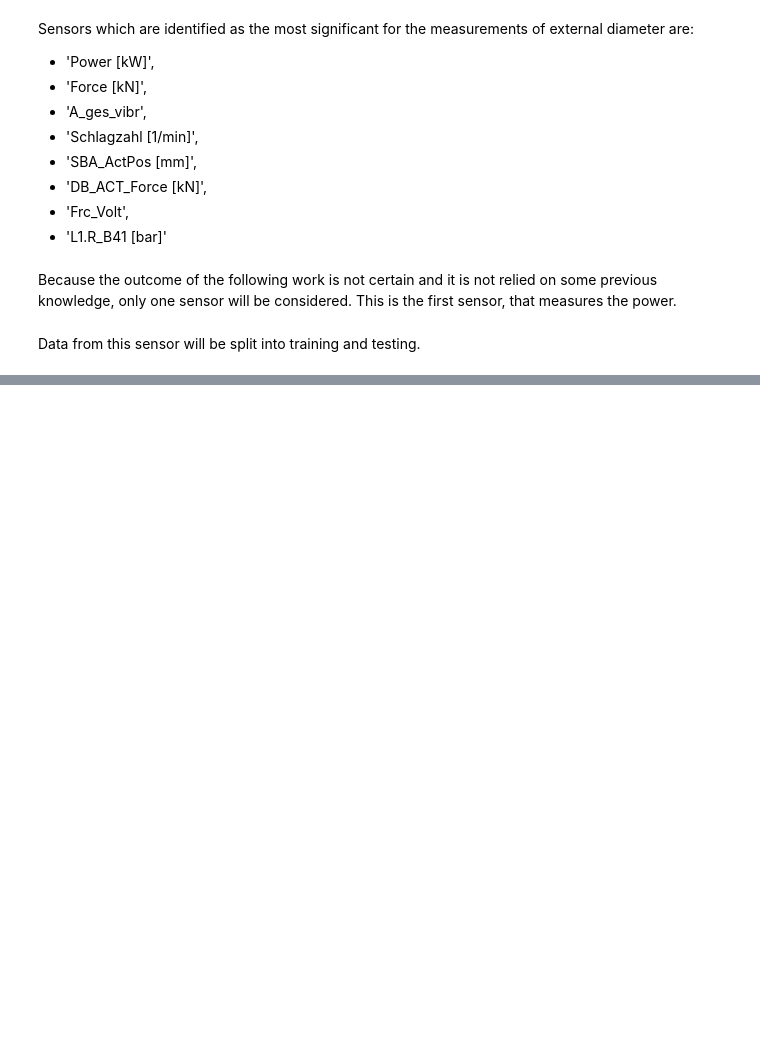
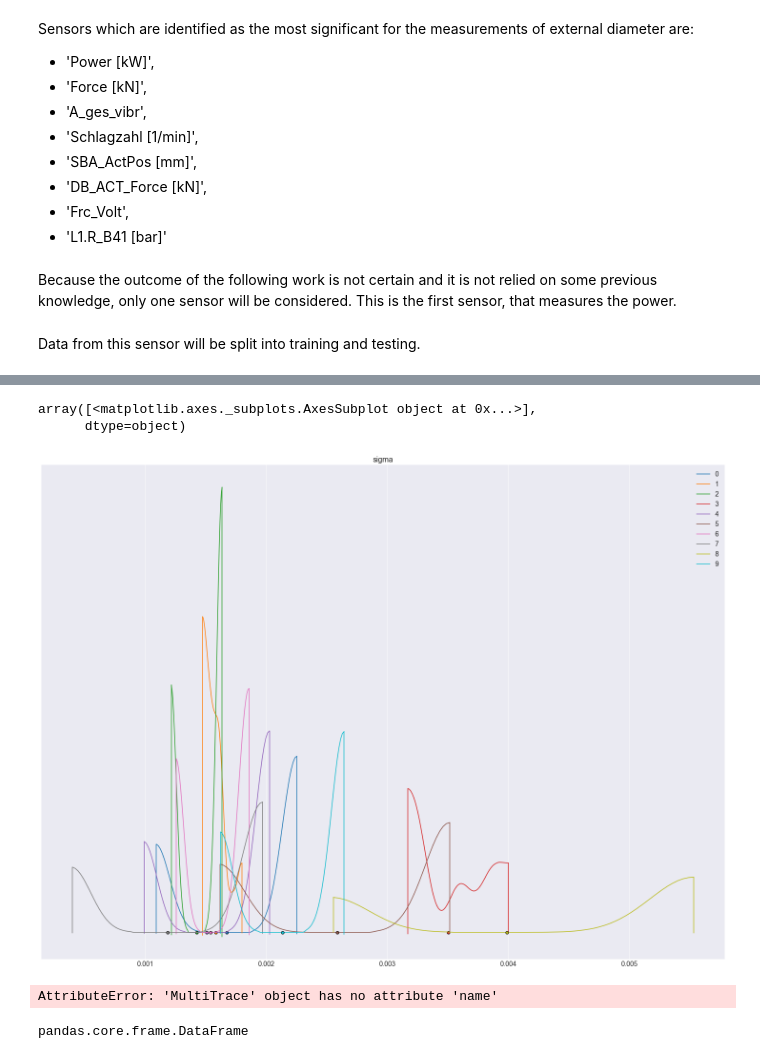
Before and after one commit to harislulic/Strathcylde_AFRC_machine_learning_tutorials, a Jupyter notebook: Untitled.ipynb, the cells around one changed output, grey strips where cells are left out. Saved outputs shown, nothing was run; the diff lists cells and outputs as text; code cells hidden in the pictures; blank space fills up the shorter version.

```diff
--- a/Untitled.ipynb
+++ b/Untitled.ipynb
@@ -239,0 +388,11 @@ y_train.shape, y_test.shape
+# %%
+pm.densityplot(traces, var_names=['sigma'])
+# %% [output]
+array([<matplotlib.axes._subplots.AxesSubplot object at 0x...>],
+      dtype=object)
+[figure, added]
+# %%
+comp = pm.compare(traces)
+comp
+# %% [output]
+AttributeError: 'MultiTrace' object has no attribute 'name'
@@ -239,0 +403,4 @@ y_train.shape, y_test.shape
+# %%
+type(d)
+# %% [output]
+pandas.core.frame.DataFrame
```
Also changed, not shown: parts of 49 cells of this notebook.
